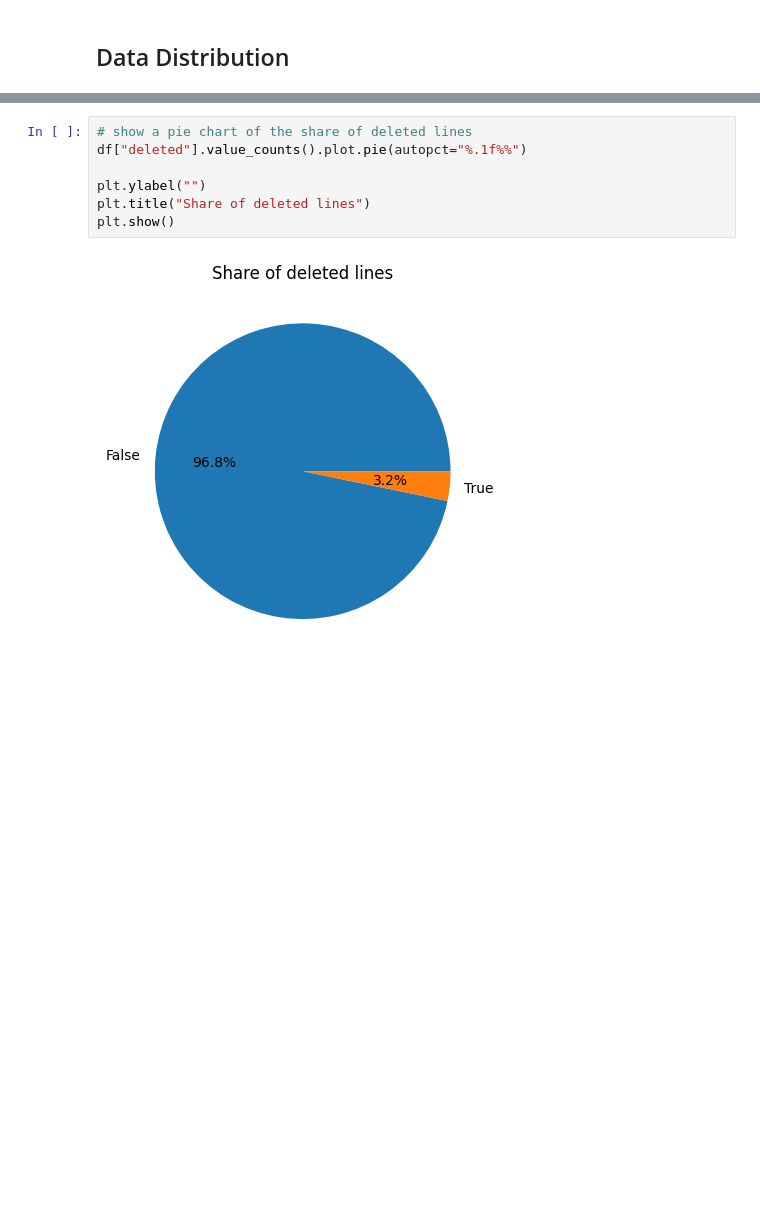
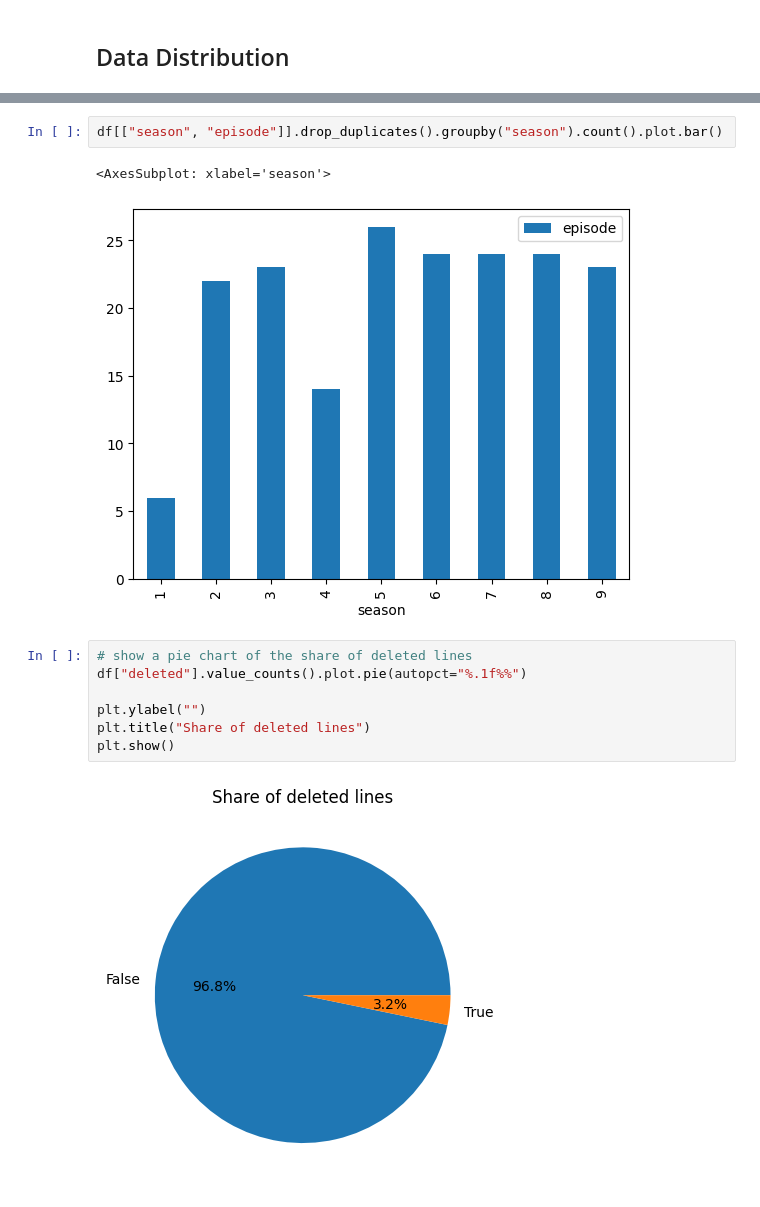
Before and after one commit to timo282/NLP-The-Office, a Jupyter notebook: notebooks/exploratory_analysis.ipynb, the cells around one changed output, grey strips where cells are left out. Cells and saved outputs as stored; diff of their text form; blank space fills up the shorter version.

```diff
--- a/notebooks/exploratory_analysis.ipynb
+++ b/notebooks/exploratory_analysis.ipynb
@@ -105,3 +92,8 @@ plt.show()
+# %%
+df[["season", "episode"]].drop_duplicates().groupby("season").count().plot.bar()
+# %% [output]
+<AxesSubplot: xlabel='season'>
+[figure, added]
 # %%
 # show a pie chart of the share of deleted lines
 df["deleted"].value_counts().plot.pie(autopct="%.1f%%")
```
Also changed, not shown: parts of 10 cells of this notebook, 2 other files.
